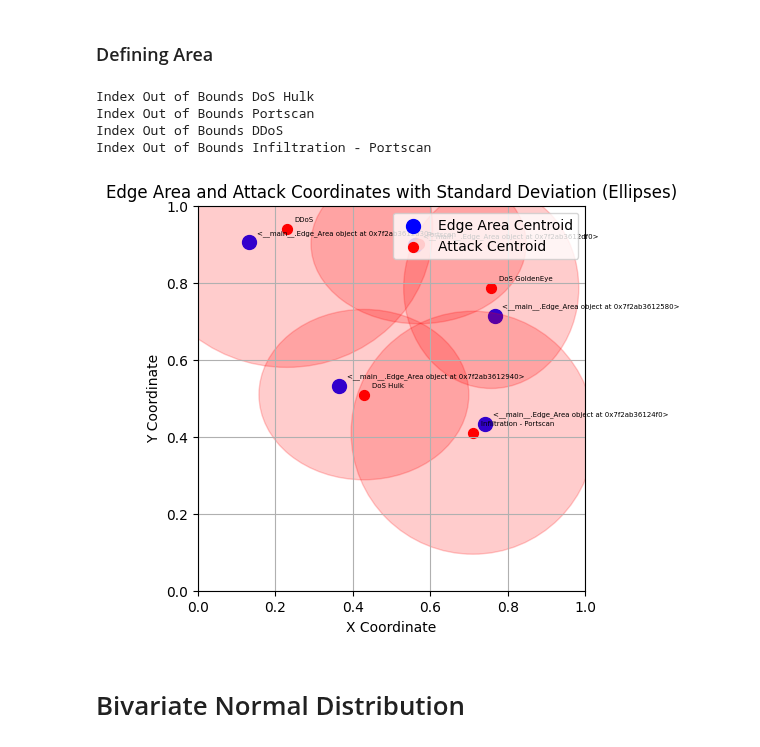
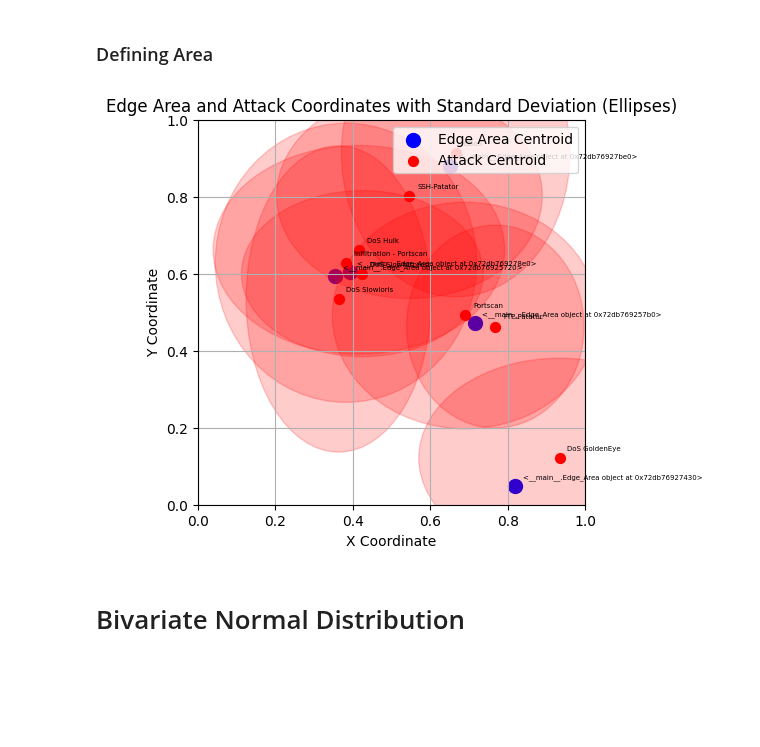
Before and after one commit to VincentSheh/NA_Model_Evaluation, a Jupyter notebook: atk_locality.ipynb, the cells around one changed output. Saved outputs shown, nothing was run; the diff lists cells and outputs as text; code cells hidden in the pictures; blank space fills up the shorter version.

```diff
--- a/atk_locality.ipynb
+++ b/atk_locality.ipynb
@@ -174,7 +262,0 @@ cicids_df_scaled.head()
-# %%
-#! a
-cicids_df = cicids_df_scaled.copy()
-# %%
-atk_list = ["Portscan", "DoS Hulk", "DDoS", "Infiltration - Portscan"]
-for atk in atk_list:
-    print(cicids_df[cicids_df["Label"] == atk].shape)
@@ -414,22 +495,25 @@ class Attack:
         self.name = name
         self.centroid = centroid
         self.std_dev = std_dev
-        self.data = data
+        self.data, self.test_data = train_test_split(data, train_size=0.8, random_state=42)
         self.active = False
         self.rr_counter = 0  # Round Robin Counter
         self.first_seen = random.uniform(0,30)
 
     def get_data(self):
-        chunk_size = self.data.shape[0] // 10  # Divide into 10 chunks
+        chunk_size = self.data.shape[0] // 20  # Divide into 10 chunks
         start_idx = self.rr_counter * chunk_size
         end_idx = start_idx + chunk_size
         if self.rr_counter == 9:
             end_idx = self.data.shape[0]  # Include all remaining rows
-        self.rr_counter = (self.rr_counter + 1) % 10
+        self.rr_counter = (self.rr_counter + 1) % 20
         return self.data.iloc[start_idx:end_idx]
 
-def define_edge_area(num_edge_area, gm=None):
+
+def define_edge_area(num_edge_area, gm=None, random_state=42, global_sharing=False):
+    random.seed(random_state)
     area_list = [Edge_Area((random.uniform(0, 1), random.uniform(0, 1)), gm) for _ in range(num_edge_area)]
+    local_model = Local_Model(gm)
     for edge_area in area_list:
         centroid = edge_area.centroid
         distances = [
@@ -438,12 +522,20 @@ def define_edge_area(num_edge_area, gm=None):
         ]
         # Get the indices of the two smallest distances, excluding itself
         closest_indices = np.argsort(distances)[1:3]  # Skip the first (distance to itself)
-        edge_area.knowledge_pool = [area_list[i] for i in closest_indices]
+        if gm is not None:
+            edge_area.local_model.knowledge_pool = [area_list[i] for i in closest_indices] #?Cluster KS
+            # edge_area.local_model.knowledge_pool = [] #? No KS
+        #* Global Knowledge Sharing
+        if global_sharing:
+            # local_model = Local_Model(gm)
+            # edge_area.local_model.knowledge_pool = []
+            edge_area.local_model = local_model
     return area_list
 
-def define_atk(atk_list, edge_area_list, cicids_df, benign_df):
+def define_atk(atk_list, edge_area_list, cicids_df, benign_df, random_state=42):
+    random.seed(random_state)
     atk_info_dict = {}
-    anomaly_ratio = 10
+    anomaly_ratio = 25
     benign_idx = 0
     for idx, atk in enumerate(atk_list):
         # Cycle through edge areas
@@ -474,7 +566,7 @@ def define_atk(atk_list, edge_area_list, cicids_df, benign_df):
         # Concatenate benign and attack data
         data = pd.concat([benign_data, atk_data], ignore_index=True)
         data = data.sample(frac=1).reset_index(drop=True)
-        data["Label"] = data["Label"].map({"BENIGN": 0}).fillna(1)
+        # data["Label"] = data["Label"].map({"BENIGN": 0}).fillna(1)
 
         # Create and store an Attack object
         atk_info_dict[atk] = Attack(atk, atk_centroid, std_dev, data)
@@ -513,41 +605,38 @@ def visualize_edge_area_and_attacks_with_ellipses(edge_area_list, atk_info_list)
         # Plot standard deviation as an ellipse around the centroid
         std_x, std_y = attack.std_dev
         ellipse = Ellipse(
             xy=attack.centroid,
             width=2 * std_x,  # Full width of the ellipse
             height=2 * std_y,  # Full height of the ellipse
             edgecolor='red',
             facecolor='red',
             alpha=0.2
         )
         plt.gca().add_patch(ellipse)
 
     # Remove duplicate labels in legend
     handles, labels = plt.gca().get_legend_handles_labels()
     by_label = dict(zip(labels, handles))
     plt.legend(by_label.values(), by_label.keys(), loc="upper right")
 
     plt.title("Edge Area and Attack Coordinates with Standard Deviation (Ellipses)")
     plt.xlabel("X Coordinate")
     plt.ylabel("Y Coordinate")
     plt.grid(True)
     plt.xlim(0, 1)
     plt.ylim(0, 1)
     plt.show()
 
 
 num_edge_areas = 5
-edge_area_list = define_edge_area(num_edge_areas)
+seed = 4028
+edge_area_list = define_edge_area(num_edge_areas, random_state=seed)
 
-atk_list = ["DoS GoldenEye", "DoS Hulk", "Portscan", "DDoS", "Infiltration - Portscan"]
-atk_info_dict = define_atk(atk_list, edge_area_list, cicids_df_scaled, benign_df)
+atk_list = ["Portscan", "DoS Hulk", "DDoS", "Infiltration - Portscan", "DoS GoldenEye", "FTP-Patator", "DoS Slowloris", "SSH-Patator", "DoS Slowhttptest"]
+atk_info_dict = define_atk(atk_list, edge_area_list, cicids_df, benign_df, random_state=seed)
 visualize_edge_area_and_attacks_with_ellipses(edge_area_list, atk_info_dict.values())
 # %% [output]
-Index Out of Bounds DoS Hulk
-Index Out of Bounds Portscan
-Index Out of Bounds DDoS
-Index Out of Bounds Infiltration - Portscan
-[figure, old version]
+[figure, new version]
 # %% [markdown]
 # Bivariate Normal Distribution
 # %% [markdown]
```
Also changed, not shown: parts of 37 cells of this notebook, 11 other files.
